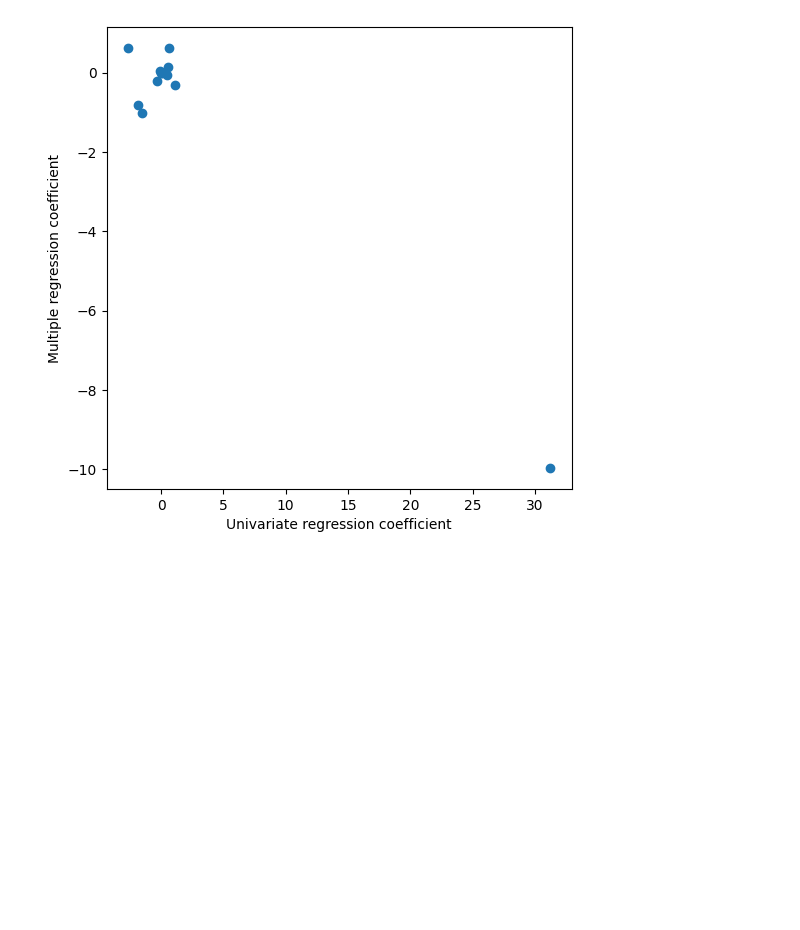
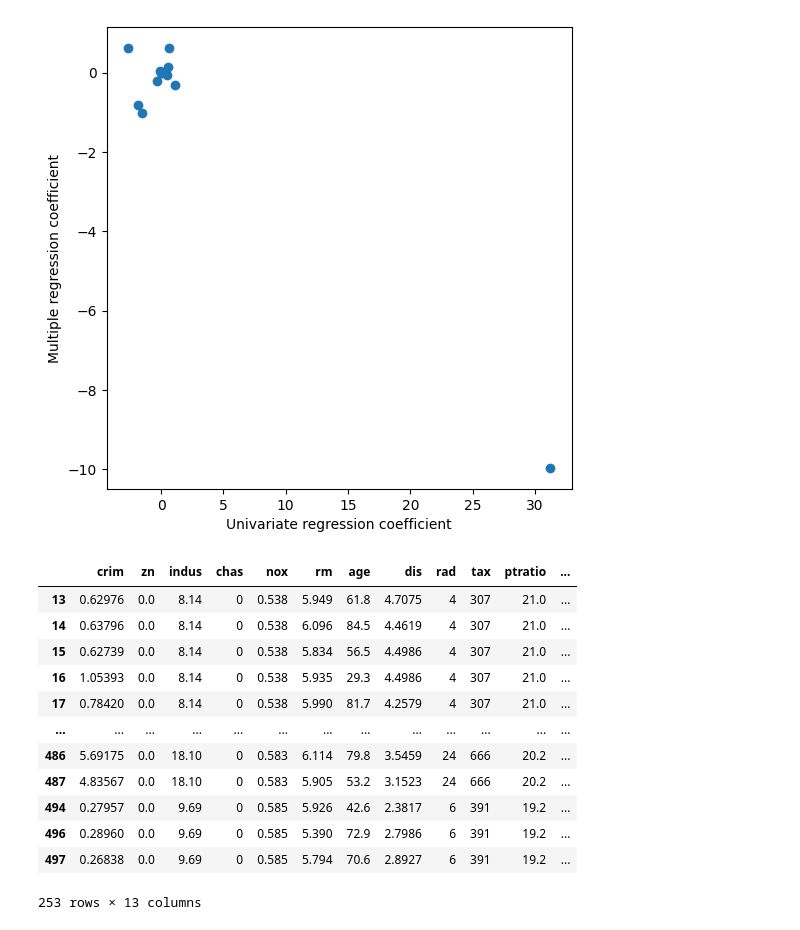
Before and after one commit to dan035-ucsd/MATH-102, a Jupyter notebook: math189/Boston.ipynb, the cells around one changed output. Drawn from its saved outputs; the diff is of its cells as text; code cells hidden in the pictures; blank space fills up the shorter version.

```diff
--- a/math189/Boston.ipynb
+++ b/math189/Boston.ipynb
@@ -300,3 +300,20 @@ ax.set_ylabel('Multiple regression coefficient')
 # %% [output]
 Text(0, 0.5, 'Multiple regression coefficient')
 [figure]
+# %%
+import statsmodels.api as sm
+y = Boston[Boston['crim'] > Boston['crim'].median()]
+# %% [output]
+|  | crim | zn | indus | chas | nox | rm | age | dis | rad | tax | ptratio | ... |
+| 13 | 0.62976 | 0.0 | 8.14 | 0 | 0.538 | 5.949 | 61.8 | 4.7075 | 4 | 307 | 21.0 | ... |
+| 14 | 0.63796 | 0.0 | 8.14 | 0 | 0.538 | 6.096 | 84.5 | 4.4619 | 4 | 307 | 21.0 | ... |
+| 15 | 0.62739 | 0.0 | 8.14 | 0 | 0.538 | 5.834 | 56.5 | 4.4986 | 4 | 307 | 21.0 | ... |
+| 16 | 1.05393 | 0.0 | 8.14 | 0 | 0.538 | 5.935 | 29.3 | 4.4986 | 4 | 307 | 21.0 | ... |
+| 17 | 0.78420 | 0.0 | 8.14 | 0 | 0.538 | 5.990 | 81.7 | 4.2579 | 4 | 307 | 21.0 | ... |
+| ... | ... | ... | ... | ... | ... | ... | ... | ... | ... | ... | ... | ... |
+| 486 | 5.69175 | 0.0 | 18.10 | 0 | 0.583 | 6.114 | 79.8 | 3.5459 | 24 | 666 | 20.2 | ... |
+| 487 | 4.83567 | 0.0 | 18.10 | 0 | 0.583 | 5.905 | 53.2 | 3.1523 | 24 | 666 | 20.2 | ... |
+| 494 | 0.27957 | 0.0 | 9.69 | 0 | 0.585 | 5.926 | 42.6 | 2.3817 | 6 | 391 | 19.2 | ... |
+| 496 | 0.28960 | 0.0 | 9.69 | 0 | 0.585 | 5.390 | 72.9 | 2.7986 | 6 | 391 | 19.2 | ... |
+| 497 | 0.26838 | 0.0 | 9.69 | 0 | 0.585 | 5.794 | 70.6 | 2.8927 | 6 | 391 | 19.2 | ... |
+253 rows × 13 columns
```
Also changed, not shown: 3 other files.
